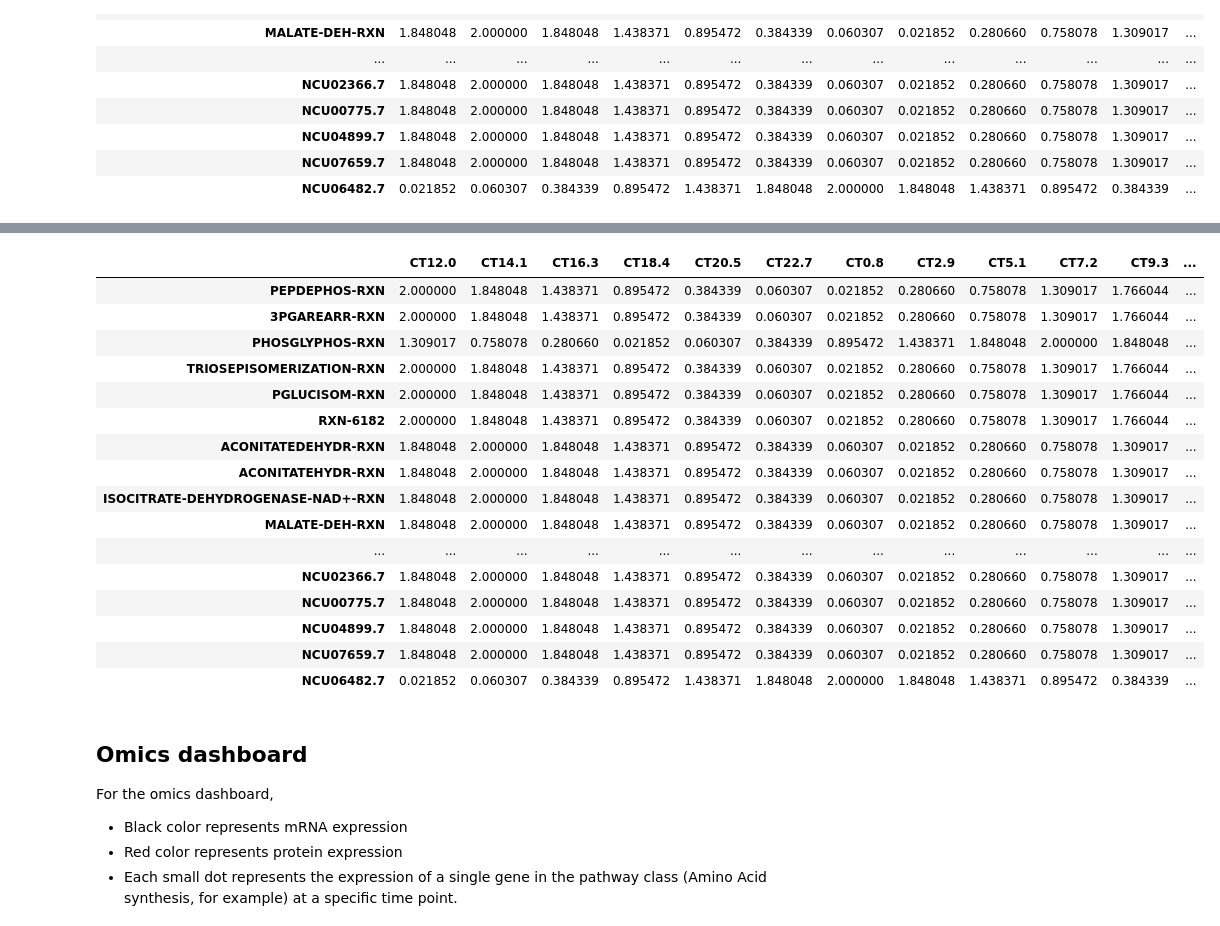
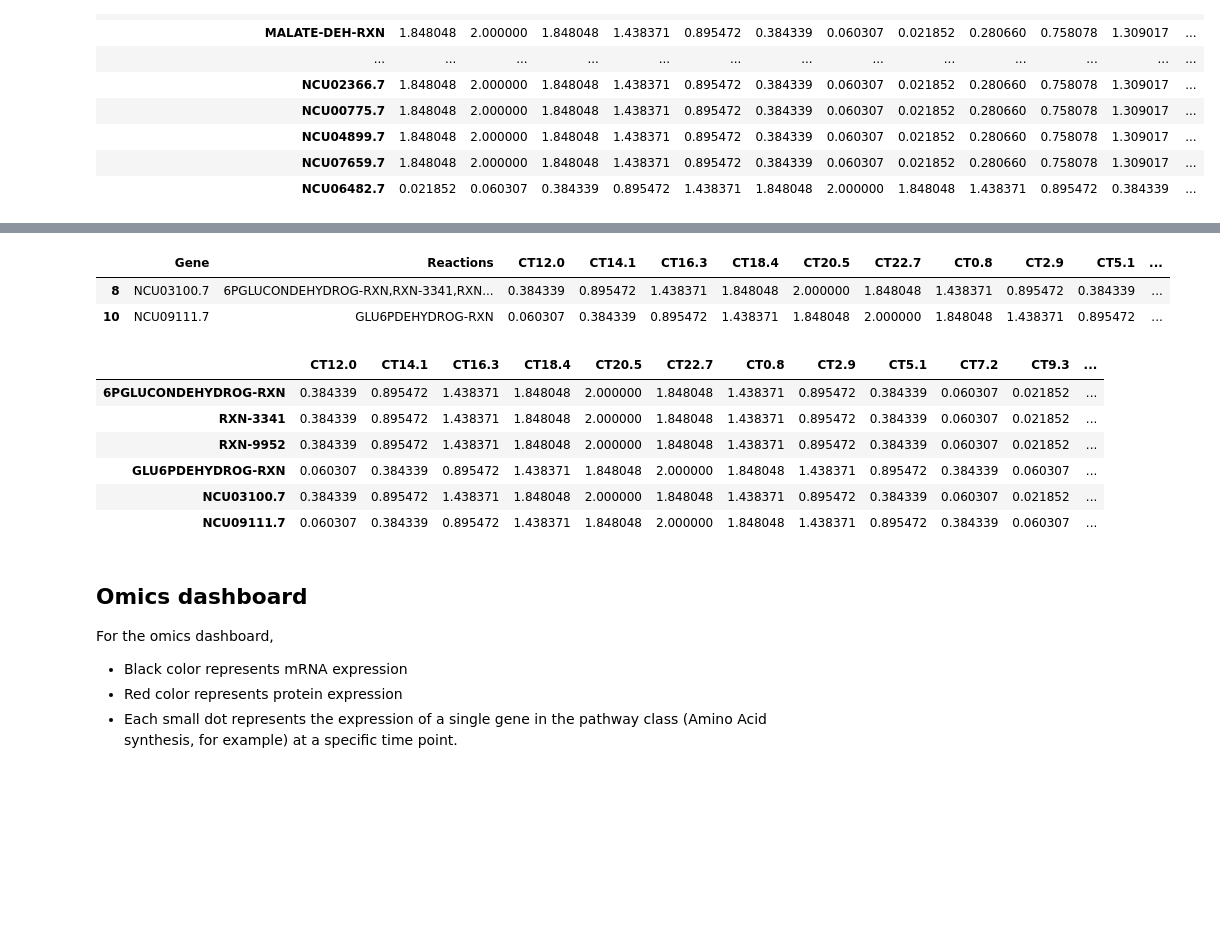
Before and after one commit to djinnome/PeakPhases, a Jupyter notebook: PeakPhaseAnalysis.ipynb, the cells around one changed output, grey strips where cells are left out. Saved outputs shown, nothing was run; the diff lists cells and outputs as text; code cells hidden in the pictures; blank space fills up the shorter version.

```diff
--- a/PeakPhaseAnalysis.ipynb
+++ b/PeakPhaseAnalysis.ipynb
@@ -292,35 +299,29 @@ genes_and_rxns_of_glytca
 # %%
-genes_of_ppp = pd.read_table('glycolycis-tca-genes.tab').join(protein_circadian_oscillations, on='Gene').dropna()
-rxns_of_ppp = explode(genes_of_ppp.assign(Reactions=genes_of_glytca.Reactions.str.split(',')),'Reactions').set_index(['Reactions','Gene'])
-rxns_of_ppp = rxns_of_glytca.T.assign(
-    SUCCCOASYN_RXN = rxns_of_glytca.loc['SUCCCOASYN-RXN'].loc[['NCU01227.7',"NCU08471.7"]].min(axis=0) + \
-                     rxns_of_glytca.loc[('SUCCCOASYN-RXN','NCU09810.7')],
-    PYRUVDEH_RXN = rxns_of_glytca.loc['PYRUVDEH-RXN'].min(axis=0)).T
+def make_complex(rxn, genes, data):
+    return data.loc[rxn].loc[genes].min(axis=0)
 
-rxns_of_ppp.drop(['SUCCCOASYN-RXN','PYRUVDEH-RXN'], level='Reactions', inplace=True)
+def make_isozymes( rxn, genes, data ):
+    return sum([data.loc[(rxn, gene)] for gene in genes])
+
+genes_of_ppp = pd.read_table('ppp-genes.tab').join(protein_circadian_oscillations, on='Gene').dropna()
+display(genes_of_ppp)
+rxns_of_ppp = explode(genes_of_ppp.assign(Reactions=genes_of_ppp.Reactions.str.split(',')),'Reactions').set_index(['Reactions','Gene'])
 rxns_of_ppp.index = rxns_of_ppp.index.droplevel(level='Gene')
-rxns_of_ppp.index = [rxn.replace('_','-') for rxn in rxns_of_glytca.index]
-genes_and_rxns_of_ppp = rxns_of_ppp.append(genes_of_glytca.set_index('Gene').drop('Reactions', axis=1))
+
+genes_and_rxns_of_ppp = rxns_of_ppp.append(genes_of_ppp.set_index('Gene').drop('Reactions', axis=1))
 genes_and_rxns_of_ppp.to_csv('rxns-and-genes-of-PPP.tab',sep='\t',index_label='$Frame')
 genes_and_rxns_of_ppp
 # %% [output]
-|  | CT12.0 | CT14.1 | CT16.3 | CT18.4 | CT20.5 | CT22.7 | CT0.8 | CT2.9 | CT5.1 | CT7.2 | CT9.3 | ... |
-| PEPDEPHOS-RXN | 2.000000 | 1.848048 | 1.438371 | 0.895472 | 0.384339 | 0.060307 | 0.021852 | 0.280660 | 0.758078 | 1.309017 | 1.766044 | ... |
-| 3PGAREARR-RXN | 2.000000 | 1.848048 | 1.438371 | 0.895472 | 0.384339 | 0.060307 | 0.021852 | 0.280660 | 0.758078 | 1.309017 | 1.766044 | ... |
-| PHOSGLYPHOS-RXN | 1.309017 | 0.758078 | 0.280660 | 0.021852 | 0.060307 | 0.384339 | 0.895472 | 1.438371 | 1.848048 | 2.000000 | 1.848048 | ... |
-| TRIOSEPISOMERIZATION-RXN | 2.000000 | 1.848048 | 1.438371 | 0.895472 | 0.384339 | 0.060307 | 0.021852 | 0.280660 | 0.758078 | 1.309017 | 1.766044 | ... |
-| PGLUCISOM-RXN | 2.000000 | 1.848048 | 1.438371 | 0.895472 | 0.384339 | 0.060307 | 0.021852 | 0.280660 | 0.758078 | 1.309017 | 1.766044 | ... |
-| RXN-6182 | 2.000000 | 1.848048 | 1.438371 | 0.895472 | 0.384339 | 0.060307 | 0.021852 | 0.280660 | 0.758078 | 1.309017 | 1.766044 | ... |
-| ACONITATEDEHYDR-RXN | 1.848048 | 2.000000 | 1.848048 | 1.438371 | 0.895472 | 0.384339 | 0.060307 | 0.021852 | 0.280660 | 0.758078 | 1.309017 | ... |
-| ACONITATEHYDR-RXN | 1.848048 | 2.000000 | 1.848048 | 1.438371 | 0.895472 | 0.384339 | 0.060307 | 0.021852 | 0.280660 | 0.758078 | 1.309017 | ... |
-| ISOCITRATE-DEHYDROGENASE-NAD+-RXN | 1.848048 | 2.000000 | 1.848048 | 1.438371 | 0.895472 | 0.384339 | 0.060307 | 0.021852 | 0.280660 | 0.758078 | 1.309017 | ... |
-| MALATE-DEH-RXN | 1.848048 | 2.000000 | 1.848048 | 1.438371 | 0.895472 | 0.384339 | 0.060307 | 0.021852 | 0.280660 | 0.758078 | 1.309017 | ... |
-| ... | ... | ... | ... | ... | ... | ... | ... | ... | ... | ... | ... | ... |
-| NCU02366.7 | 1.848048 | 2.000000 | 1.848048 | 1.438371 | 0.895472 | 0.384339 | 0.060307 | 0.021852 | 0.280660 | 0.758078 | 1.309017 | ... |
-| NCU00775.7 | 1.848048 | 2.000000 | 1.848048 | 1.438371 | 0.895472 | 0.384339 | 0.060307 | 0.021852 | 0.280660 | 0.758078 | 1.309017 | ... |
-| NCU04899.7 | 1.848048 | 2.000000 | 1.848048 | 1.438371 | 0.895472 | 0.384339 | 0.060307 | 0.021852 | 0.280660 | 0.758078 | 1.309017 | ... |
-| NCU07659.7 | 1.848048 | 2.000000 | 1.848048 | 1.438371 | 0.895472 | 0.384339 | 0.060307 | 0.021852 | 0.280660 | 0.758078 | 1.309017 | ... |
-| NCU06482.7 | 0.021852 | 0.060307 | 0.384339 | 0.895472 | 1.438371 | 1.848048 | 2.000000 | 1.848048 | 1.438371 | 0.895472 | 0.384339 | ... |
+|  | Gene | Reactions | CT12.0 | CT14.1 | CT16.3 | CT18.4 | CT20.5 | CT22.7 | CT0.8 | CT2.9 | CT5.1 | ... |
+| 8 | NCU03100.7 | 6PGLUCONDEHYDROG-RXN,RXN-3341,RXN... | 0.384339 | 0.895472 | 1.438371 | 1.848048 | 2.000000 | 1.848048 | 1.438371 | 0.895472 | 0.384339 | ... |
+| 10 | NCU09111.7 | GLU6PDEHYDROG-RXN | 0.060307 | 0.384339 | 0.895472 | 1.438371 | 1.848048 | 2.000000 | 1.848048 | 1.438371 | 0.895472 | ... |
+|  | CT12.0 | CT14.1 | CT16.3 | CT18.4 | CT20.5 | CT22.7 | CT0.8 | CT2.9 | CT5.1 | CT7.2 | CT9.3 | ... |
+| 6PGLUCONDEHYDROG-RXN | 0.384339 | 0.895472 | 1.438371 | 1.848048 | 2.000000 | 1.848048 | 1.438371 | 0.895472 | 0.384339 | 0.060307 | 0.021852 | ... |
+| RXN-3341 | 0.384339 | 0.895472 | 1.438371 | 1.848048 | 2.000000 | 1.848048 | 1.438371 | 0.895472 | 0.384339 | 0.060307 | 0.021852 | ... |
+| RXN-9952 | 0.384339 | 0.895472 | 1.438371 | 1.848048 | 2.000000 | 1.848048 | 1.438371 | 0.895472 | 0.384339 | 0.060307 | 0.021852 | ... |
+| GLU6PDEHYDROG-RXN | 0.060307 | 0.384339 | 0.895472 | 1.438371 | 1.848048 | 2.000000 | 1.848048 | 1.438371 | 0.895472 | 0.384339 | 0.060307 | ... |
+| NCU03100.7 | 0.384339 | 0.895472 | 1.438371 | 1.848048 | 2.000000 | 1.848048 | 1.438371 | 0.895472 | 0.384339 | 0.060307 | 0.021852 | ... |
+| NCU09111.7 | 0.060307 | 0.384339 | 0.895472 | 1.438371 | 1.848048 | 2.000000 | 1.848048 | 1.438371 | 0.895472 | 0.384339 | 0.060307 | ... |
 # %% [markdown]
 ## Omics dashboard
 
```
Also changed, not shown: parts of 1 cell of this notebook, 29 other files.
